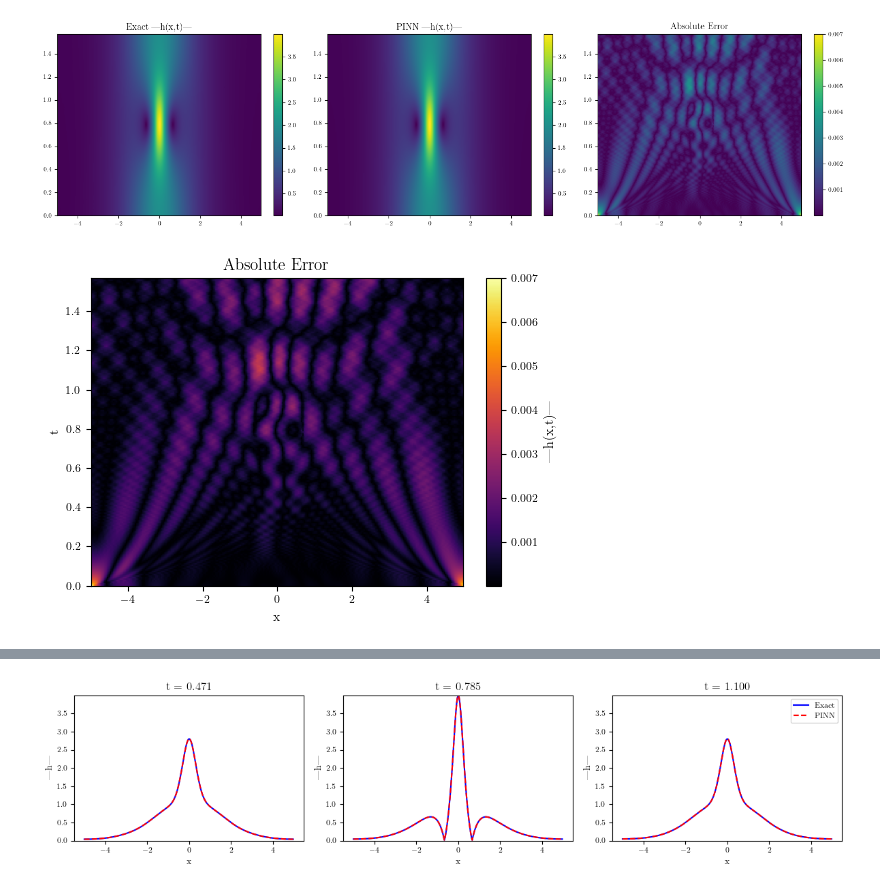
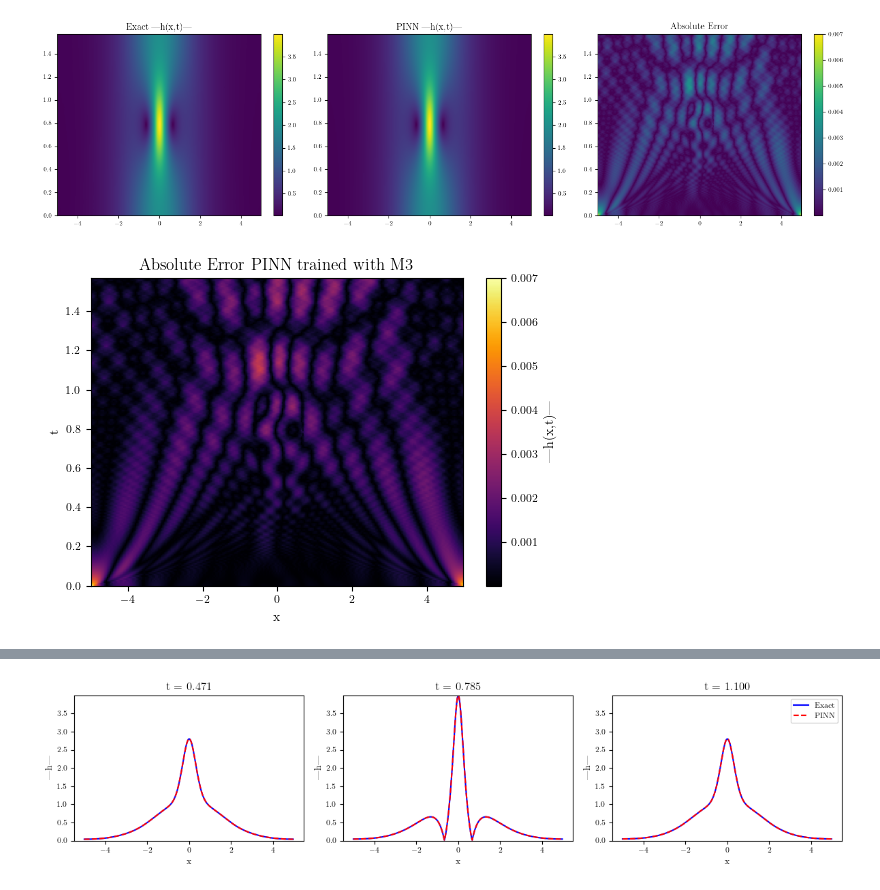
Before and after one commit to emmdaz/TDSE-PINN, a Jupyter notebook: errors/ErrorsM3.ipynb, the cells around one changed output, grey strips where cells are left out. Drawn from its saved outputs; the diff is of its cells as text; code cells hidden in the pictures.

```diff
--- a/errors/ErrorsM3.ipynb
+++ b/errors/ErrorsM3.ipynb
@@ -712,12 +712,13 @@ plt.show()
 # %%
 plt.figure(figsize=(6,4))
 plt.imshow(np.abs(H_true - H_pred),
                     extent=[x.min(), x.max(), t.min(), t.max()],
                     aspect='auto', origin='lower', cmap = "inferno")
 plt.colorbar(label='|h(x,t)|')
 plt.xlabel('x')
 plt.ylabel('t')
-plt.title('Absolute Error')
+plt.title('Absolute Error PINN trained with M3')
+plt.savefig('M3_abse.png', dpi=180, bbox_inches='tight')
 plt.show()
 # %% [output]
-[figure, old version]
+[figure, new version]
```
Also changed, not shown: parts of 2 cells of this notebook, 8 other files.
